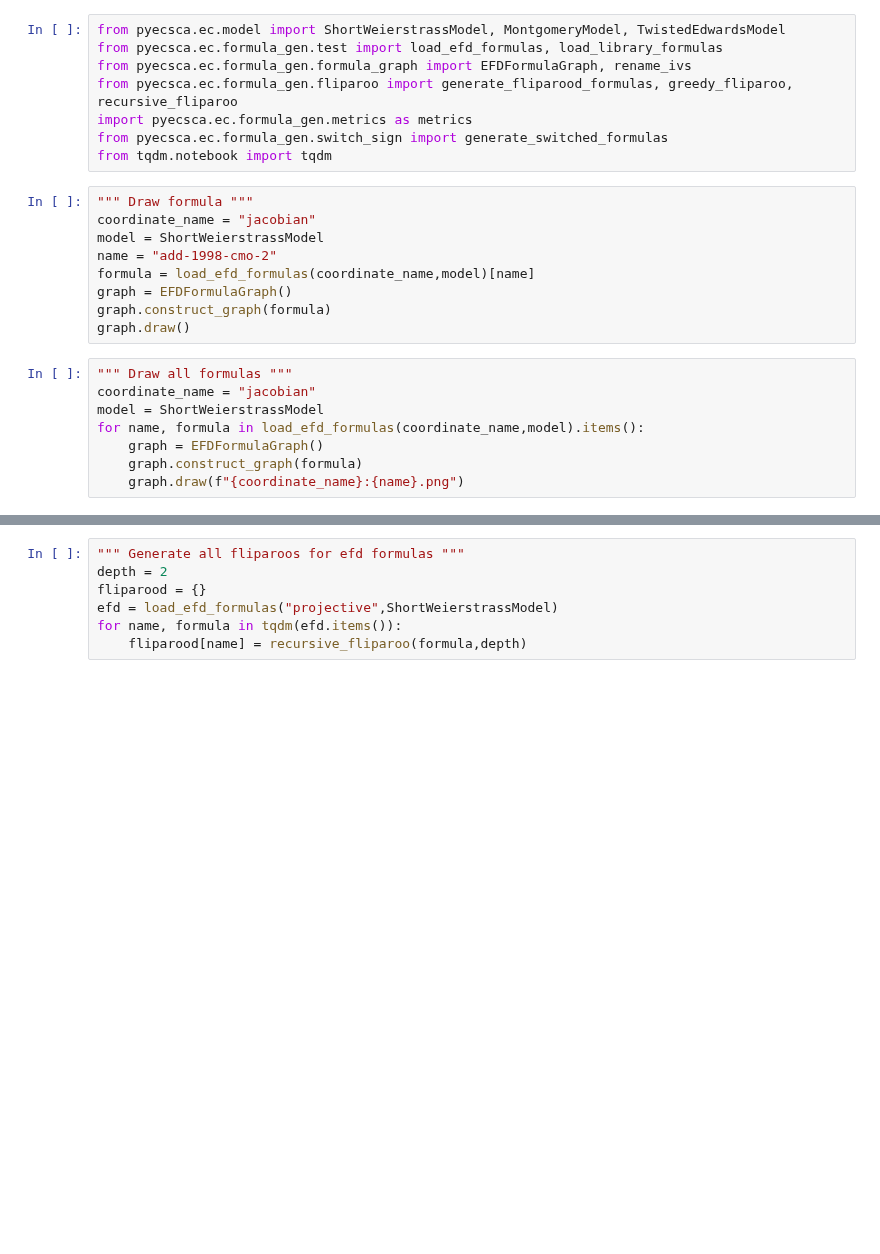
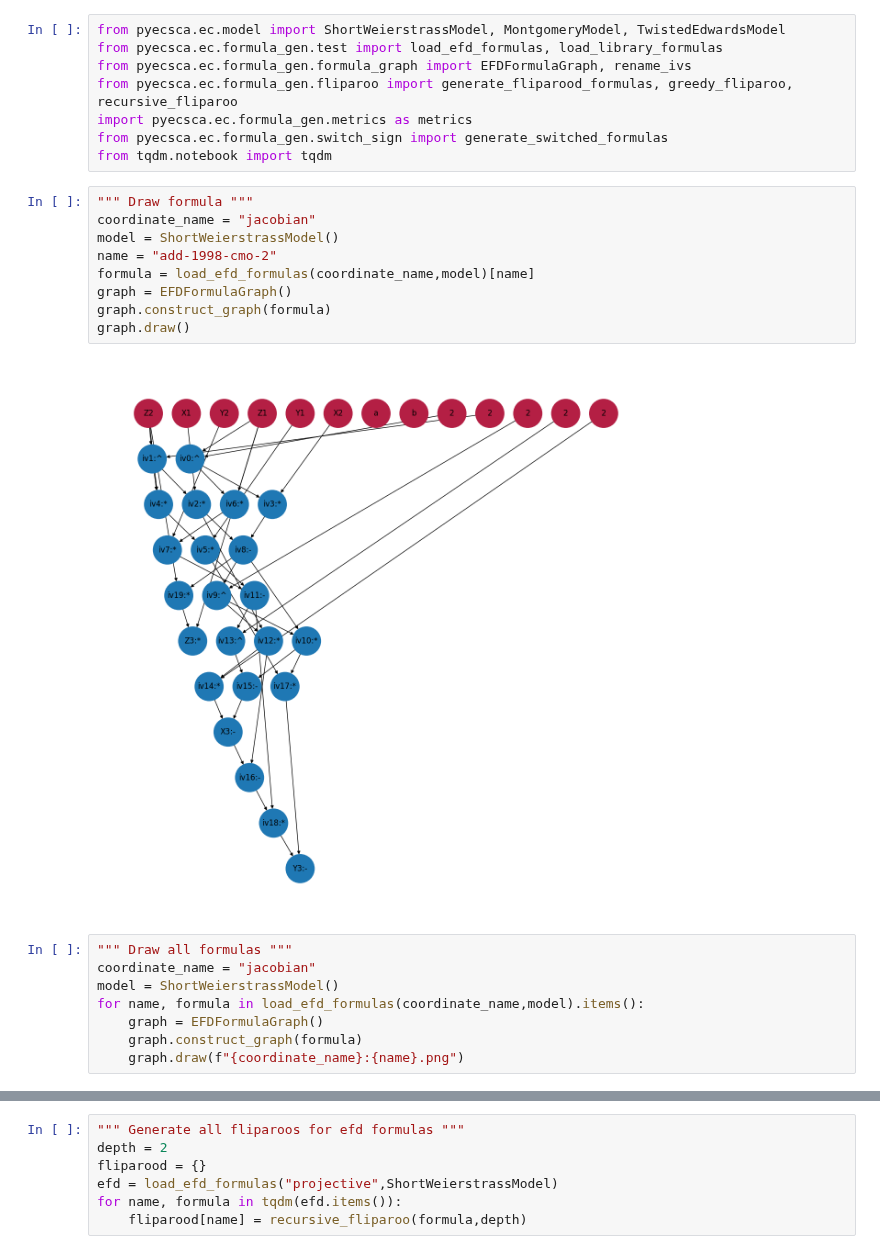
Before and after one commit to J08nY/pyecsca, a Jupyter notebook: pyecsca/ec/formula_gen/formula_playground.ipynb, the cells around one changed output, grey strips where cells are left out. Drawn from its saved outputs; the diff is of its cells as text; blank space fills up the shorter version.

```diff
--- a/pyecsca/ec/formula_gen/formula_playground.ipynb
+++ b/pyecsca/ec/formula_gen/formula_playground.ipynb
@@ -9,16 +9,18 @@ from tqdm.notebook import tqdm
 # %%
 """ Draw formula """
 coordinate_name = "jacobian"
-model = ShortWeierstrassModel
+model = ShortWeierstrassModel()
 name = "add-1998-cmo-2"
 formula = load_efd_formulas(coordinate_name,model)[name]
 graph = EFDFormulaGraph()
 graph.construct_graph(formula)
 graph.draw()
+# %% [output]
+[figure, added]
 # %%
 """ Draw all formulas """
 coordinate_name = "jacobian"
-model = ShortWeierstrassModel
+model = ShortWeierstrassModel()
 for name, formula in load_efd_formulas(coordinate_name,model).items():
     graph = EFDFormulaGraph()
     graph.construct_graph(formula)
```
Also changed, not shown: parts of 7 cells of this notebook, 1 other file.
